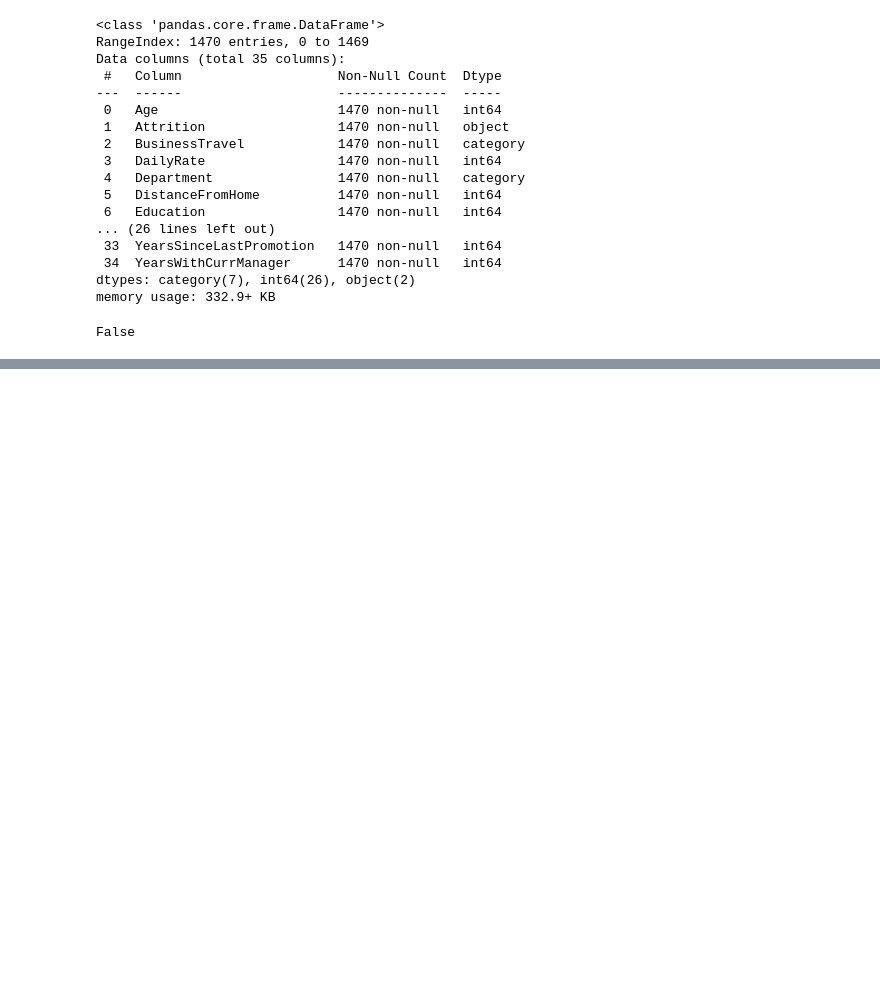
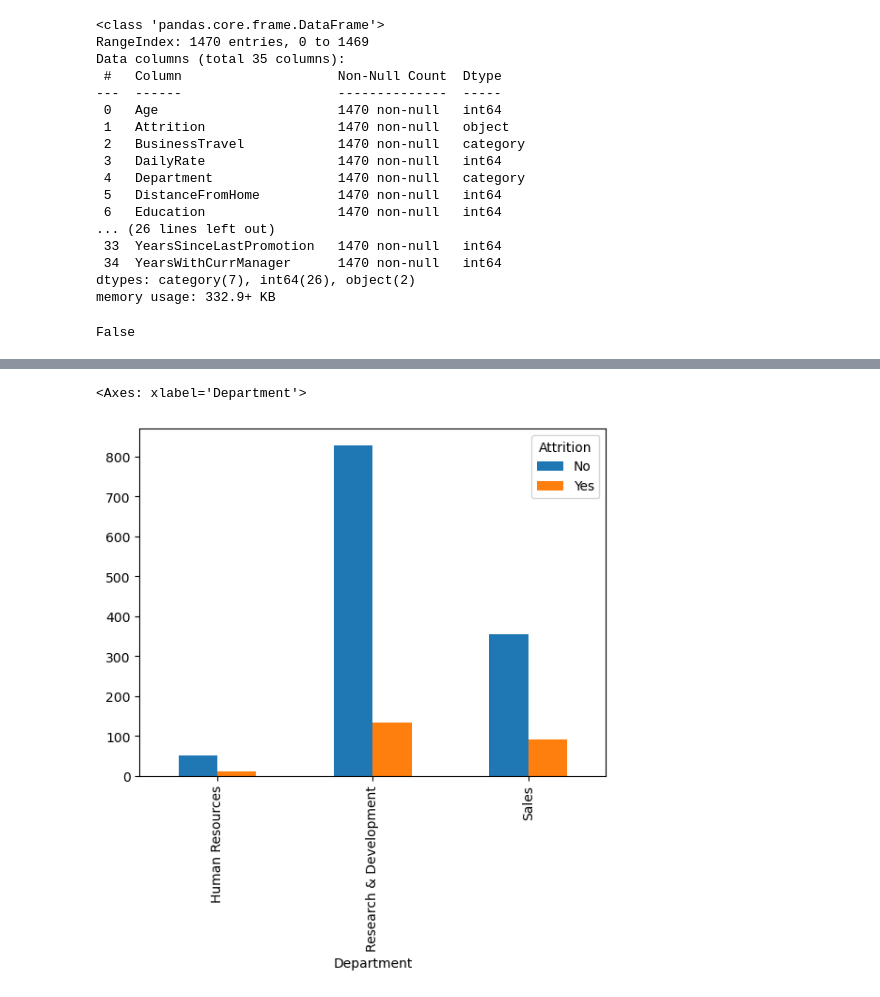
Before and after one commit to kiwsley/ciencia_de_dados, a Jupyter notebook: pandas/14_projeto_ibm_01_reconhecendo_a_base_inicio.ipynb, the cells around one changed output, grey strips where cells are left out. Saved outputs shown, nothing was run; the diff lists cells and outputs as text; code cells hidden in the pictures; blank space fills up the shorter version.

```diff
--- a/pandas/14_projeto_ibm_01_reconhecendo_a_base_inicio.ipynb
+++ b/pandas/14_projeto_ibm_01_reconhecendo_a_base_inicio.ipynb
@@ -468,0 +546,5 @@ OverTime.cat.ordered: [1 0]
+# %%
+pd.crosstab(dados["Department"], dados["Attrition"]).plot(kind="bar")
+# %% [output]
+<Axes: xlabel='Department'>
+[figure, added]
```
Also changed, not shown: parts of 26 cells of this notebook.
